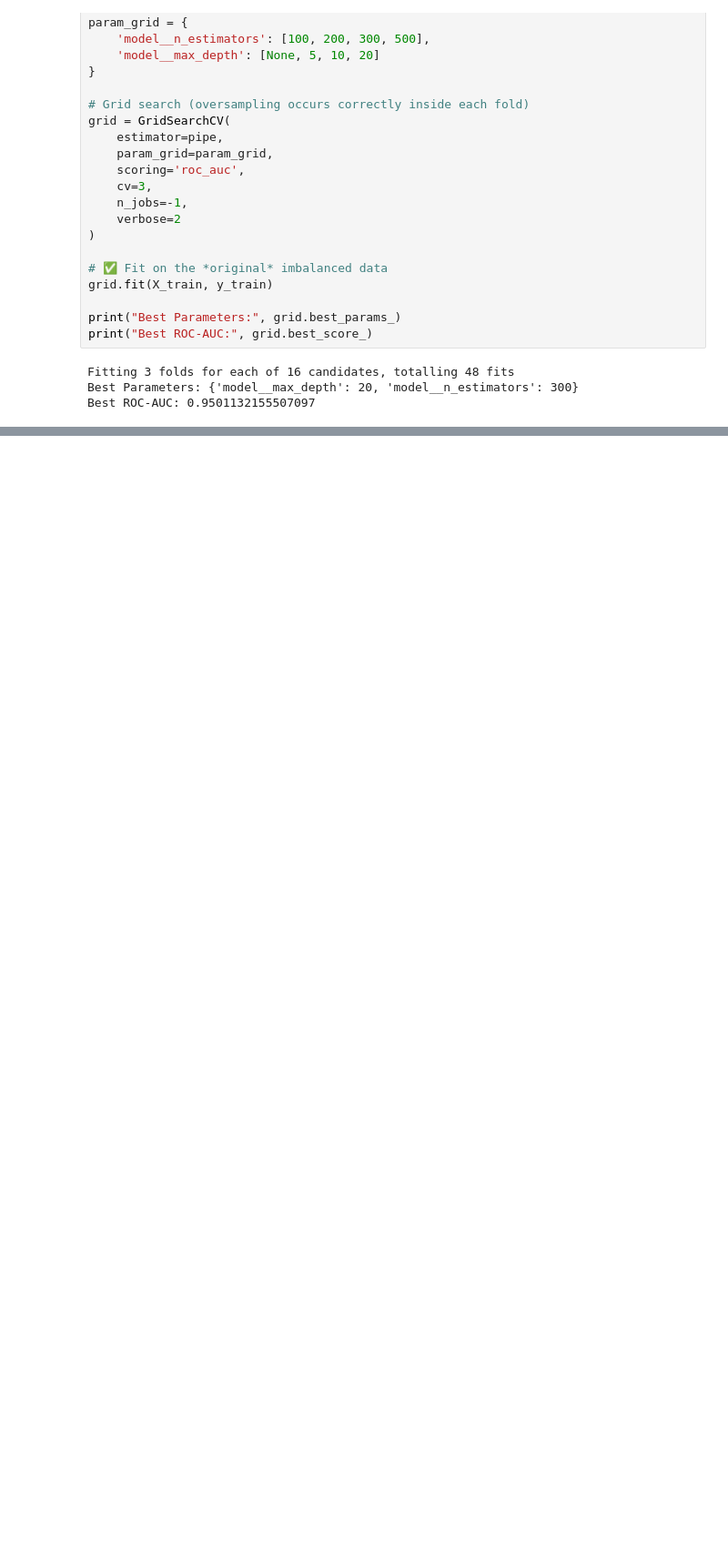
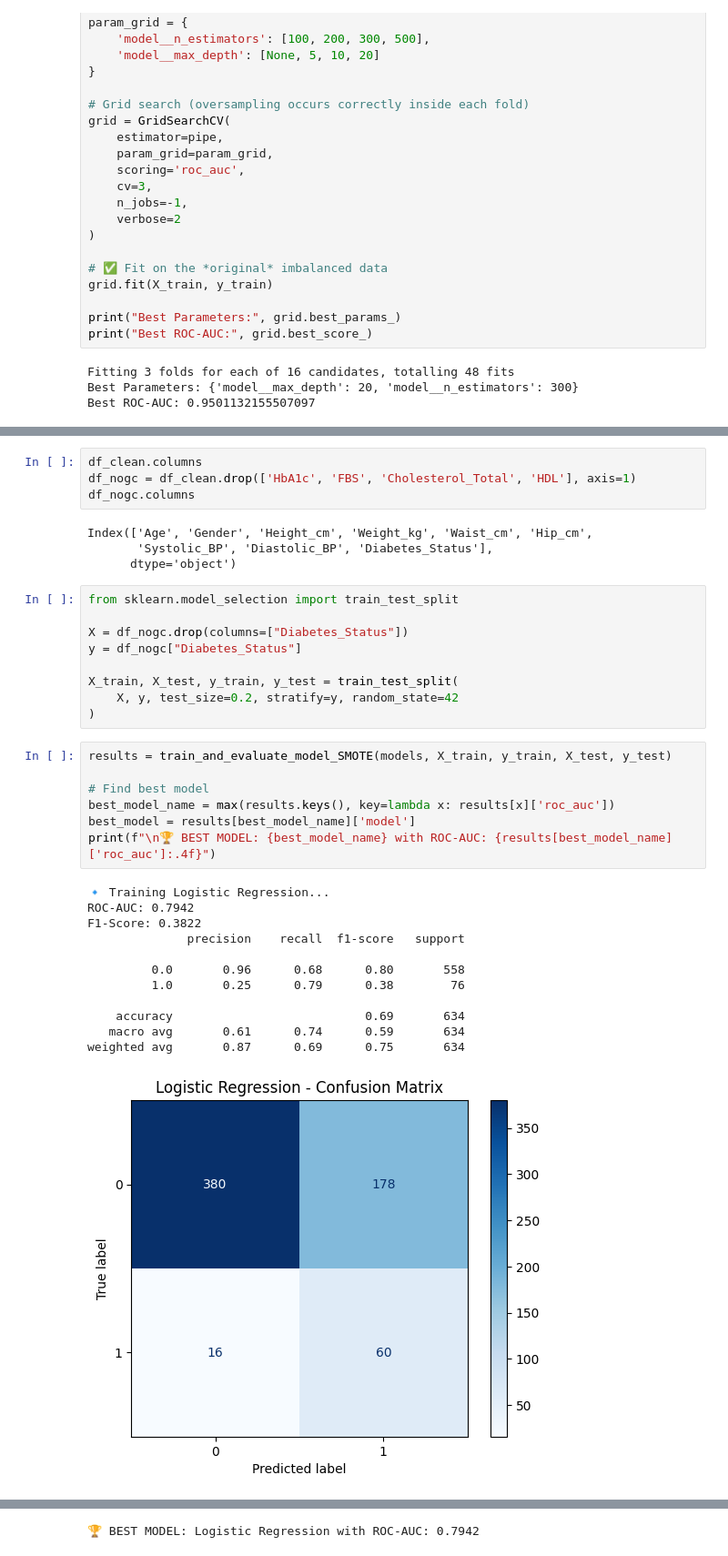
Before and after one commit to Jarmen24/thesis_diabetes, a Jupyter notebook: train_data.ipynb, the cells around one changed output, grey strips where cells are left out. Shown at 91% size. Drawn from its saved outputs; the diff is of its cells as text; blank space fills up the shorter version.

```diff
--- a/train_data.ipynb
+++ b/train_data.ipynb
@@ -619,2 +619,39 @@ Best ROC-AUC: 0.9501132155507097
 
 In case the user does not know any other features.
+# %%
+df_clean.columns
+df_nogc = df_clean.drop(['HbA1c', 'FBS', 'Cholesterol_Total', 'HDL'], axis=1)
+df_nogc.columns
+# %% [output]
+Index(['Age', 'Gender', 'Height_cm', 'Weight_kg', 'Waist_cm', 'Hip_cm',
+       'Systolic_BP', 'Diastolic_BP', 'Diabetes_Status'],
+      dtype='object')
+# %%
+from sklearn.model_selection import train_test_split
+
+X = df_nogc.drop(columns=["Diabetes_Status"])
+y = df_nogc["Diabetes_Status"]
+
+X_train, X_test, y_train, y_test = train_test_split(
+    X, y, test_size=0.2, stratify=y, random_state=42
+)
+# %%
+results = train_and_evaluate_model_SMOTE(models, X_train, y_train, X_test, y_test)
+
+# Find best model
+best_model_name = max(results.keys(), key=lambda x: results[x]['roc_auc'])
+best_model = results[best_model_name]['model']
+print(f"\n🏆 BEST MODEL: {best_model_name} with ROC-AUC: {results[best_model_name]['roc_auc']:.4f}")
+# %% [output]
+🔹 Training Logistic Regression...
+ROC-AUC: 0.7942
+F1-Score: 0.3822
+              precision    recall  f1-score   support
+
+         0.0       0.96      0.68      0.80       558
+         1.0       0.25      0.79      0.38        76
+
+    accuracy                           0.69       634
+   macro avg       0.61      0.74      0.59       634
+weighted avg       0.87      0.69      0.75       634
+[figure, added]
@@ -620,0 +718 @@ In case the user does not know any other features.
+🏆 BEST MODEL: Logistic Regression with ROC-AUC: 0.7942
```
Also changed, not shown: parts of 3 cells of this notebook.
